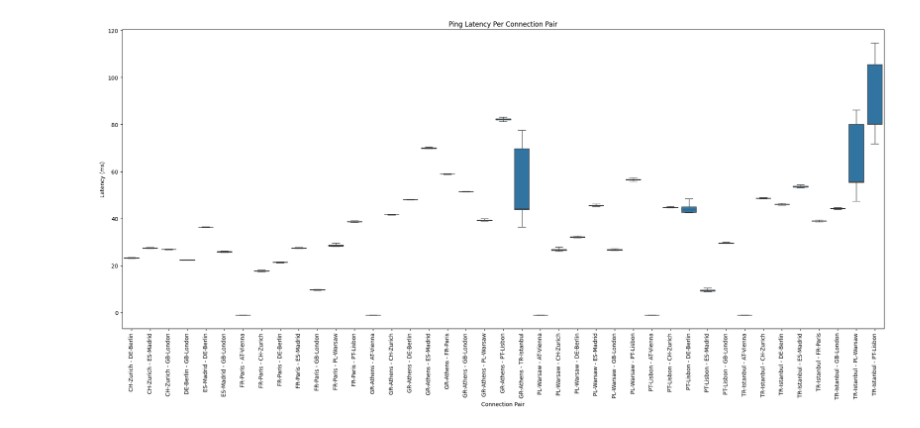
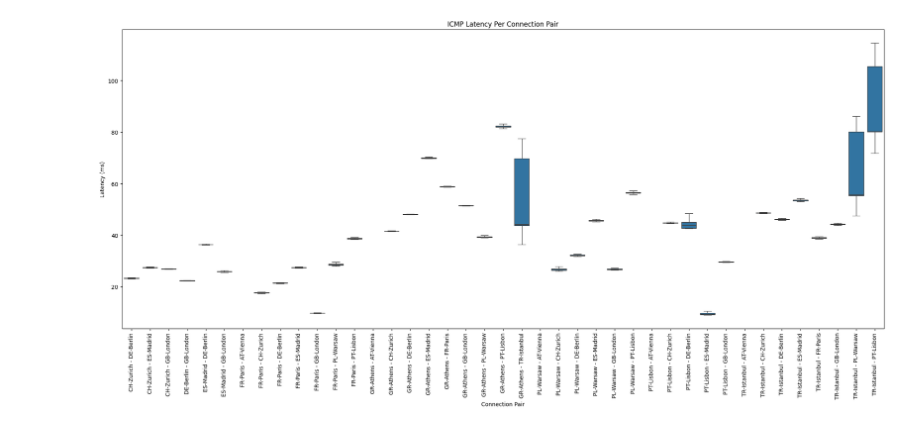
Before and after one commit to thomas-schleicher/software-praktikum, a Jupyter notebook: results/notebooks/full_time_all.ipynb, the cells around one changed output. Drawn from its saved outputs; the diff is of its cells as text; code cells hidden in the pictures.

```diff
--- a/results/notebooks/full_time_all.ipynb
+++ b/results/notebooks/full_time_all.ipynb
@@ -49,22 +49,16 @@ print(ping_df)
 # %%
-box_ping_data = ping_df.groupby('pair')['avg'].apply(list)
+box_ping_data = ping_df.groupby('pair')['avg'].apply(list).apply(lambda lst: [x for x in lst if x >= 0])
 
 box_ping_data = box_ping_data.explode().reset_index()
 box_ping_data.columns = ["pair", "avg"]
-
-
-# cleaned = box_ping_data.apply(lambda lst: [x for x in lst if x >= 0])
-
-# cleaned_df = cleaned.explode().reset_index()
-# cleaned_df.columns = ["pair", "avg"]
 
 plt.figure(figsize=(20,10))
 sns.boxplot(data=box_ping_data, x="pair", y="avg", showfliers=False)
 plt.xticks(rotation=90)
 plt.xlabel("Connection Pair")
 plt.ylabel("Latency (ms)")
-plt.title("Ping Latency Per Connection Pair")
+plt.title("ICMP Latency Per Connection Pair")
 plt.tight_layout()
 plt.show()
 # %% [output]
-[figure, old version]
+[figure, new version]
```
Also changed, not shown: parts of 6 cells of this notebook, 12 other files.
